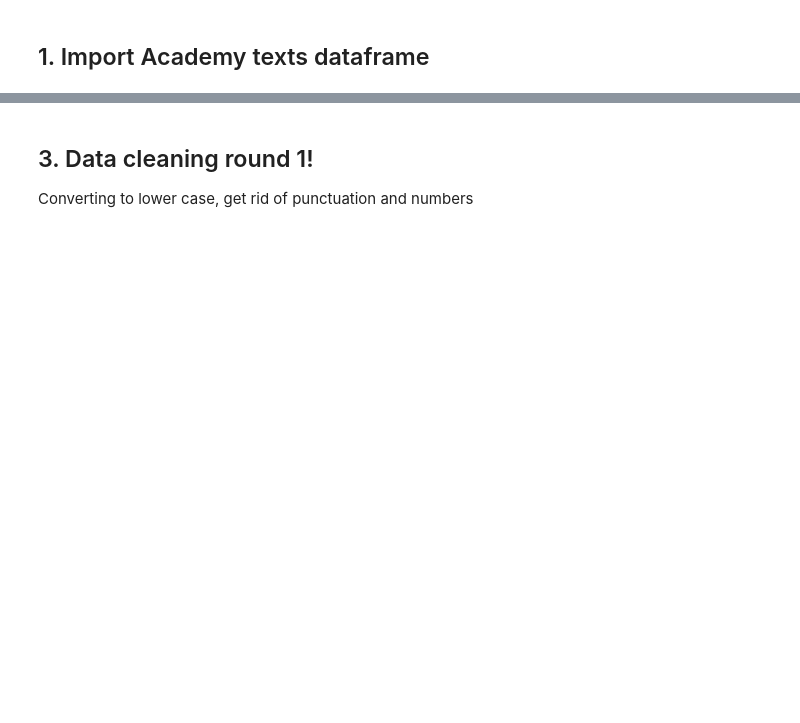
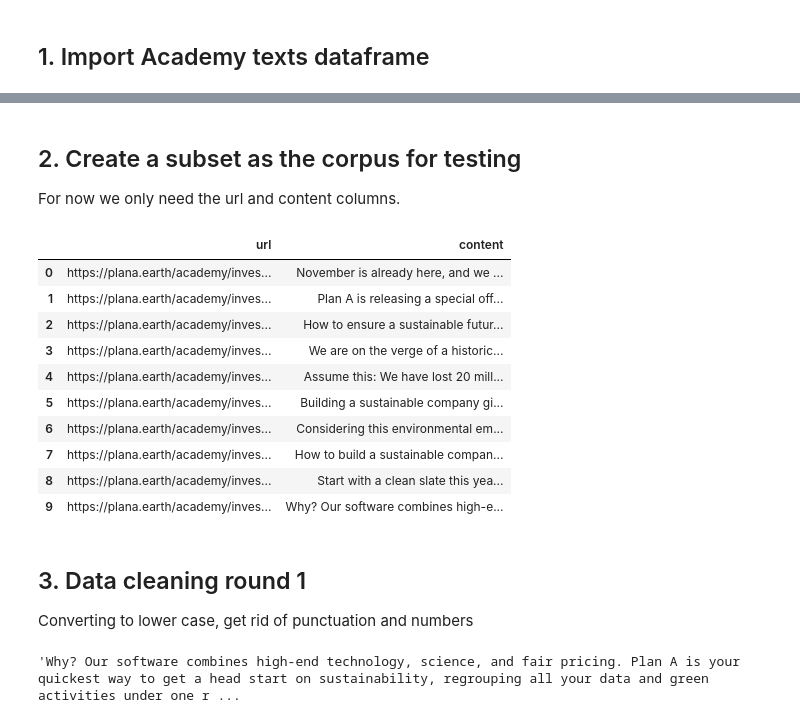
Before and after one commit to soberi/plan-a-academy, a Jupyter notebook: 02_LDA_model/01_Data_cleaning.ipynb, the cells around one changed output, grey strips where cells are left out. Cells and saved outputs as stored; diff of their text form; code cells hidden in the pictures; blank space fills up the shorter version.

```diff
--- a/02_LDA_model/01_Data_cleaning.ipynb
+++ b/02_LDA_model/01_Data_cleaning.ipynb
@@ -64,4 +27,23 @@ with open('pkl_cellar/corpus_combined.pkl', 'wb') as dc:
+# %% [markdown]
+## 2. Create a subset as the corpus for testing
+
+For now we only need the url and content columns.
+# %%
+df_subset = df[['url','content']].head(10)
+# %%
+df_subset
+# %% [output]
+|  | url | content |
+| 0 | https://plana.earth/academy/inves... | November is already here, and we ... |
+| 1 | https://plana.earth/academy/inves... | Plan A is releasing a special off... |
+| 2 | https://plana.earth/academy/inves... | How to ensure a sustainable futur... |
+| 3 | https://plana.earth/academy/inves... | We are on the verge of a historic... |
+| 4 | https://plana.earth/academy/inves... | Assume this: We have lost 20 mill... |
+| 5 | https://plana.earth/academy/inves... | Building a sustainable company gi... |
+| 6 | https://plana.earth/academy/inves... | Considering this environmental em... |
+| 7 | https://plana.earth/academy/inves... | How to build a sustainable compan... |
+| 8 | https://plana.earth/academy/inves... | Start with a clean slate this yea... |
+| 9 | https://plana.earth/academy/inves... | Why? Our software combines high-e... |
 # %% [markdown]
-## 3. Data cleaning round 1!
-
+## 3. Data cleaning round 1
 Converting to lower case, get rid of punctuation and numbers
@@ -70,6 +50,11 @@ test = df_separated.loc[45].content
 # %%
 import re
 import string
+# %%
+test = df_subset.loc[9].content
+test
+# %% [output]
+'Why? Our software combines high-end technology, science, and fair pricing. Plan A is your quickest way to get a head start on sustainability, regrouping all your data and green activities under one r ...
 # %%
 def cleaning_round1(text):
     '''lowercase, remove punctuation, remove \xa0, remove numbers + words with numbers'''
```
Also changed, not shown: parts of 77 cells of this notebook, 7 other files.
